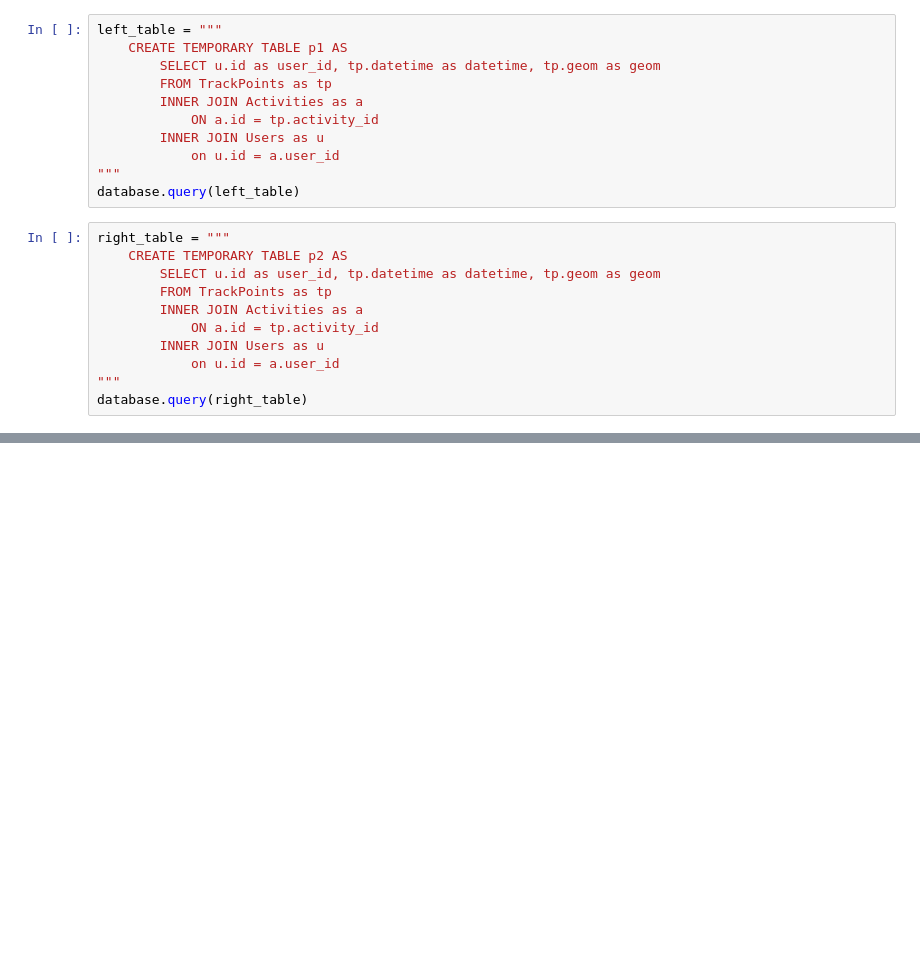
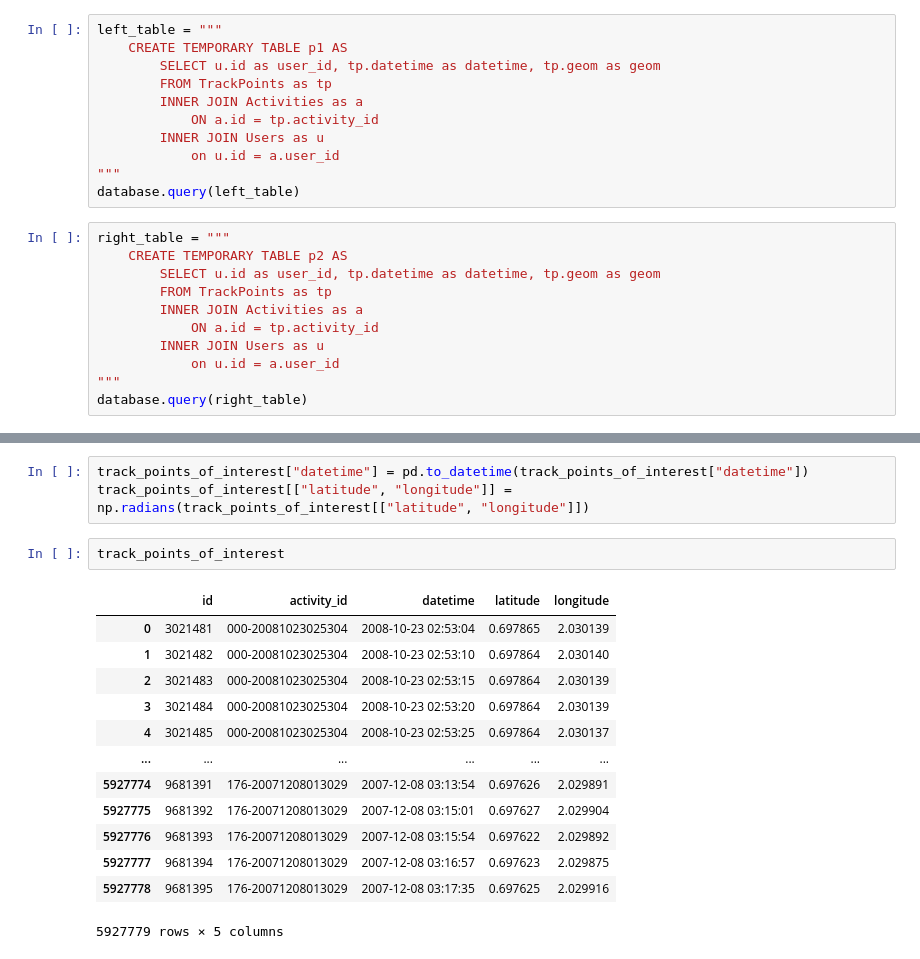
Before and after one commit to larwaa/large-distributed-data, a Jupyter notebook: src/test_notebook.ipynb, the cells around one changed output, grey strips where cells are left out. Drawn from its saved outputs; the diff is of its cells as text; blank space fills up the shorter version.

```diff
--- a/src/test_notebook.ipynb
+++ b/src/test_notebook.ipynb
@@ -258,0 +384,19 @@ OperationalError: 2013 (HY000): Lost connection to MySQL server during query
+# %%
+track_points_of_interest["datetime"] = pd.to_datetime(track_points_of_interest["datetime"])
+track_points_of_interest[["latitude", "longitude"]] = np.radians(track_points_of_interest[["latitude", "longitude"]])
+# %%
+track_points_of_interest
+# %% [output]
+|  | id | activity_id | datetime | latitude | longitude |
+| 0 | 3021481 | 000-20081023025304 | 2008-10-23 02:53:04 | 0.697865 | 2.030139 |
+| 1 | 3021482 | 000-20081023025304 | 2008-10-23 02:53:10 | 0.697864 | 2.030140 |
+| 2 | 3021483 | 000-20081023025304 | 2008-10-23 02:53:15 | 0.697864 | 2.030139 |
+| 3 | 3021484 | 000-20081023025304 | 2008-10-23 02:53:20 | 0.697864 | 2.030139 |
+| 4 | 3021485 | 000-20081023025304 | 2008-10-23 02:53:25 | 0.697864 | 2.030137 |
+| ... | ... | ... | ... | ... | ... |
+| 5927774 | 9681391 | 176-20071208013029 | 2007-12-08 03:13:54 | 0.697626 | 2.029891 |
+| 5927775 | 9681392 | 176-20071208013029 | 2007-12-08 03:15:01 | 0.697627 | 2.029904 |
+| 5927776 | 9681393 | 176-20071208013029 | 2007-12-08 03:15:54 | 0.697622 | 2.029892 |
+| 5927777 | 9681394 | 176-20071208013029 | 2007-12-08 03:16:57 | 0.697623 | 2.029875 |
+| 5927778 | 9681395 | 176-20071208013029 | 2007-12-08 03:17:35 | 0.697625 | 2.029916 |
+5927779 rows × 5 columns
```
Also changed, not shown: parts of 20 cells of this notebook, 1 other file.
